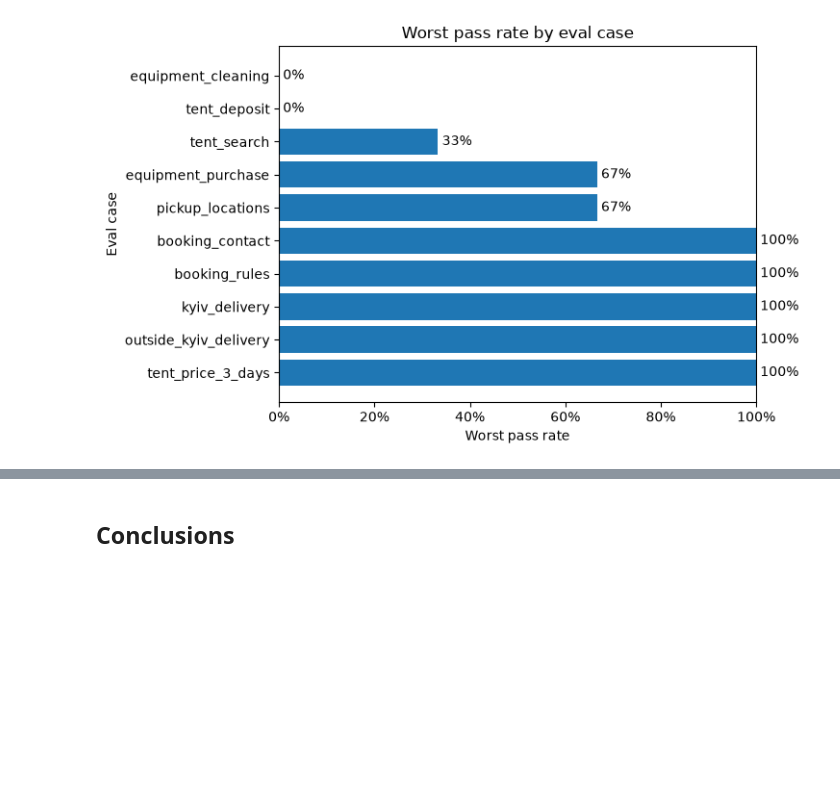
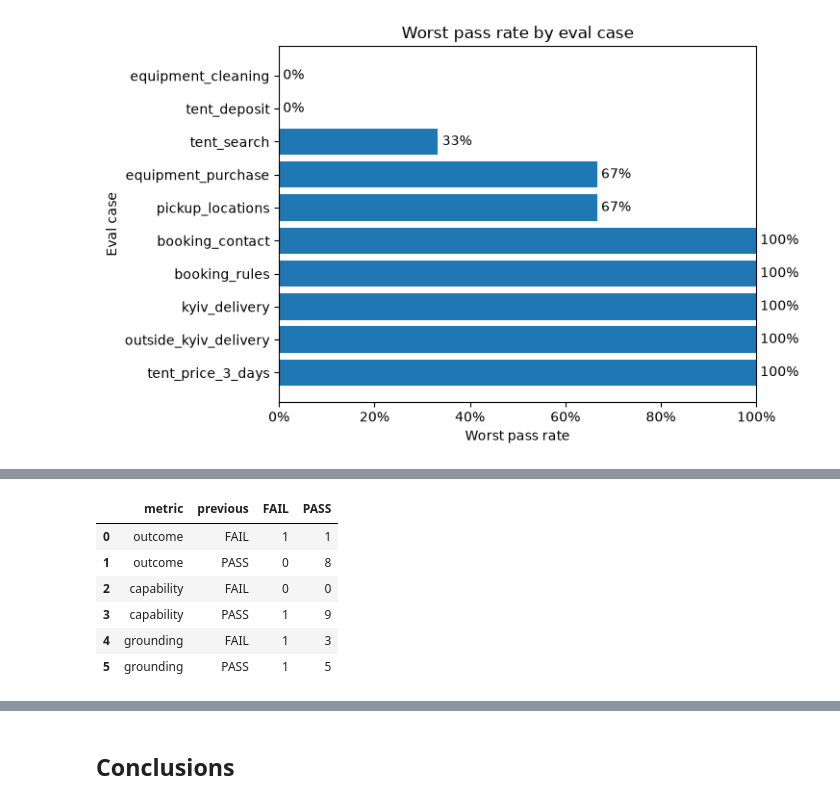
Before and after one commit to vitaliykharitonov/prokat24-ai-lab, a Jupyter notebook: notebooks/agent_eval_analysis.ipynb, the cells around one changed output, grey strips where cells are left out. Drawn from its saved outputs; the diff is of its cells as text; code cells hidden in the pictures; blank space fills up the shorter version.

```diff
--- a/notebooks/agent_eval_analysis.ipynb
+++ b/notebooks/agent_eval_analysis.ipynb
@@ -252,0 +415,96 @@ plt.show()
+# %%
+# Compare the two latest agent eval runs
+latest_run_ids = (
+    history_df[["run_id", "created_at"]]
+    .drop_duplicates()
+    .sort_values("created_at")["run_id"]
+    .tail(2)
+    .tolist()
+)
+
+previous_run_id, current_run_id = latest_run_ids
+
+comparison_rows = []
+transition_tables = []
+
+for metric in metrics:
+    previous_values = history_df.loc[
+        history_df["run_id"] == previous_run_id,
+        ["id", metric],
+    ].rename(columns={metric: "previous"})
+
+    current_values = history_df.loc[
+        history_df["run_id"] == current_run_id,
+        ["id", metric],
+    ].rename(columns={metric: "current"})
+
+    paired = previous_values.merge(
+        current_values,
+        on="id",
+    )
+
+    improved = int(((~paired["previous"]) & paired["current"]).sum())
+
+    worsened = int((paired["previous"] & (~paired["current"])).sum())
+
+    unchanged = int((paired["previous"] == paired["current"]).sum())
+
+    p_value = exact_mcnemar_p_value(
+        improved=improved,
+        worsened=worsened,
+    )
+
+    previous_pass_rate = paired["previous"].mean()
+    current_pass_rate = paired["current"].mean()
+
+    comparison_rows.append(
+        {
+            "metric": metric,
+            "previous_pass_rate": previous_pass_rate,
+            "current_pass_rate": current_pass_rate,
+            "delta": current_pass_rate - previous_pass_rate,
+            "improved": improved,
+            "worsened": worsened,
+            "unchanged": unchanged,
+            "mcnemar_p_value": p_value,
+        }
+    )
+
+    transition_table = (
+        pd.crosstab(
+            paired["previous"],
+            paired["current"],
+        )
+        .reindex(
+            index=[False, True],
+            columns=[False, True],
+            fill_value=0,
+        )
+        .rename(
+            index={False: "FAIL", True: "PASS"},
+            columns={False: "FAIL", True: "PASS"},
+        )
+        .reset_index()
+    )
+    transition_table.columns.name = None
+
+    transition_table.insert(0, "metric", metric)
+
+    transition_tables.append(transition_table)
+
+transition_summary = pd.concat(
+    transition_tables,
+    ignore_index=True,
+)
+
+comparison_summary = pd.DataFrame(comparison_rows)
+
+transition_summary
+# %% [output]
+|  | metric | previous | FAIL | PASS |
+| 0 | outcome | FAIL | 1 | 1 |
+| 1 | outcome | PASS | 0 | 8 |
+| 2 | capability | FAIL | 0 | 0 |
+| 3 | capability | PASS | 1 | 9 |
+| 4 | grounding | FAIL | 1 | 3 |
+| 5 | grounding | PASS | 1 | 5 |
```
Also changed, not shown: parts of 24 cells of this notebook, 4 other files.
